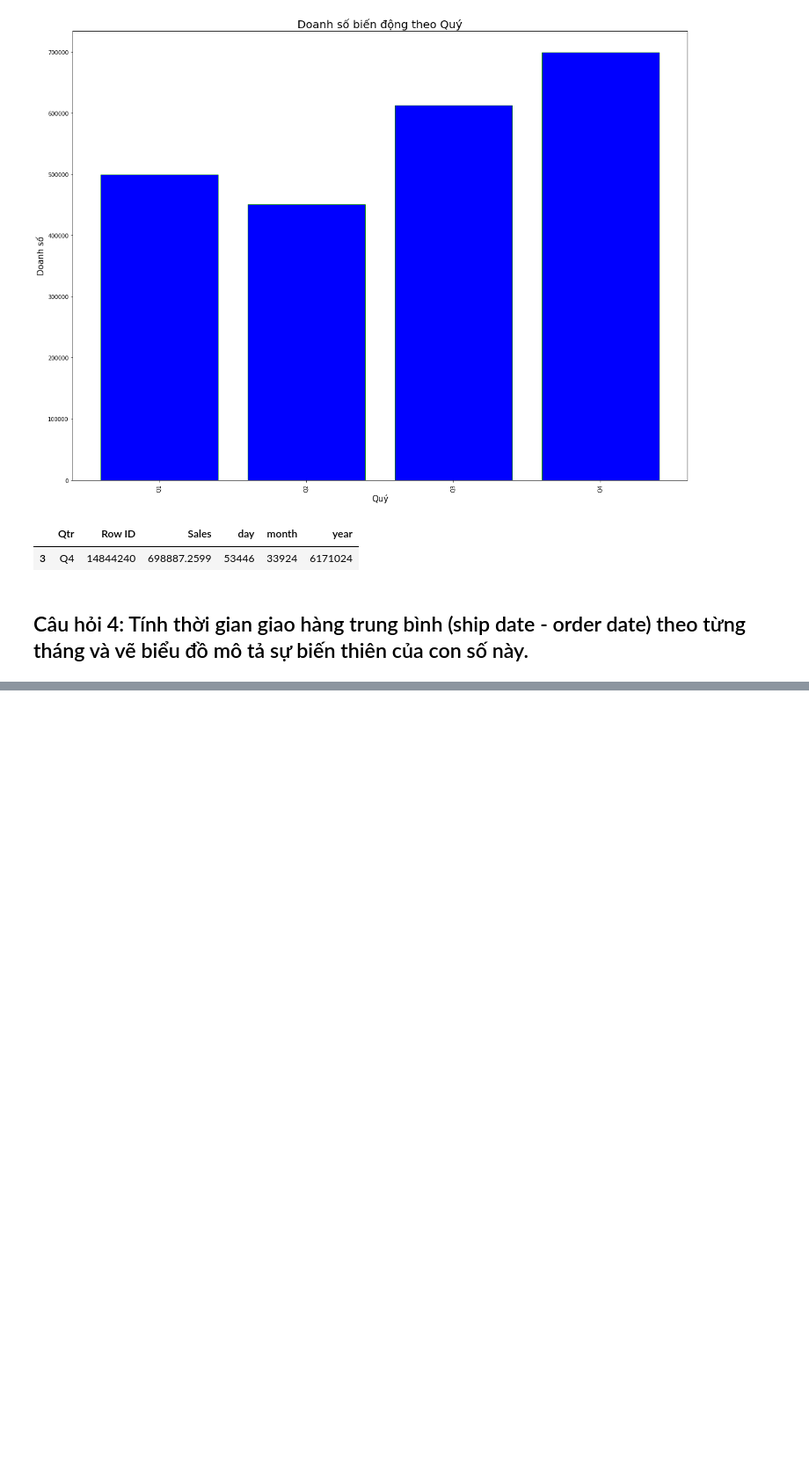
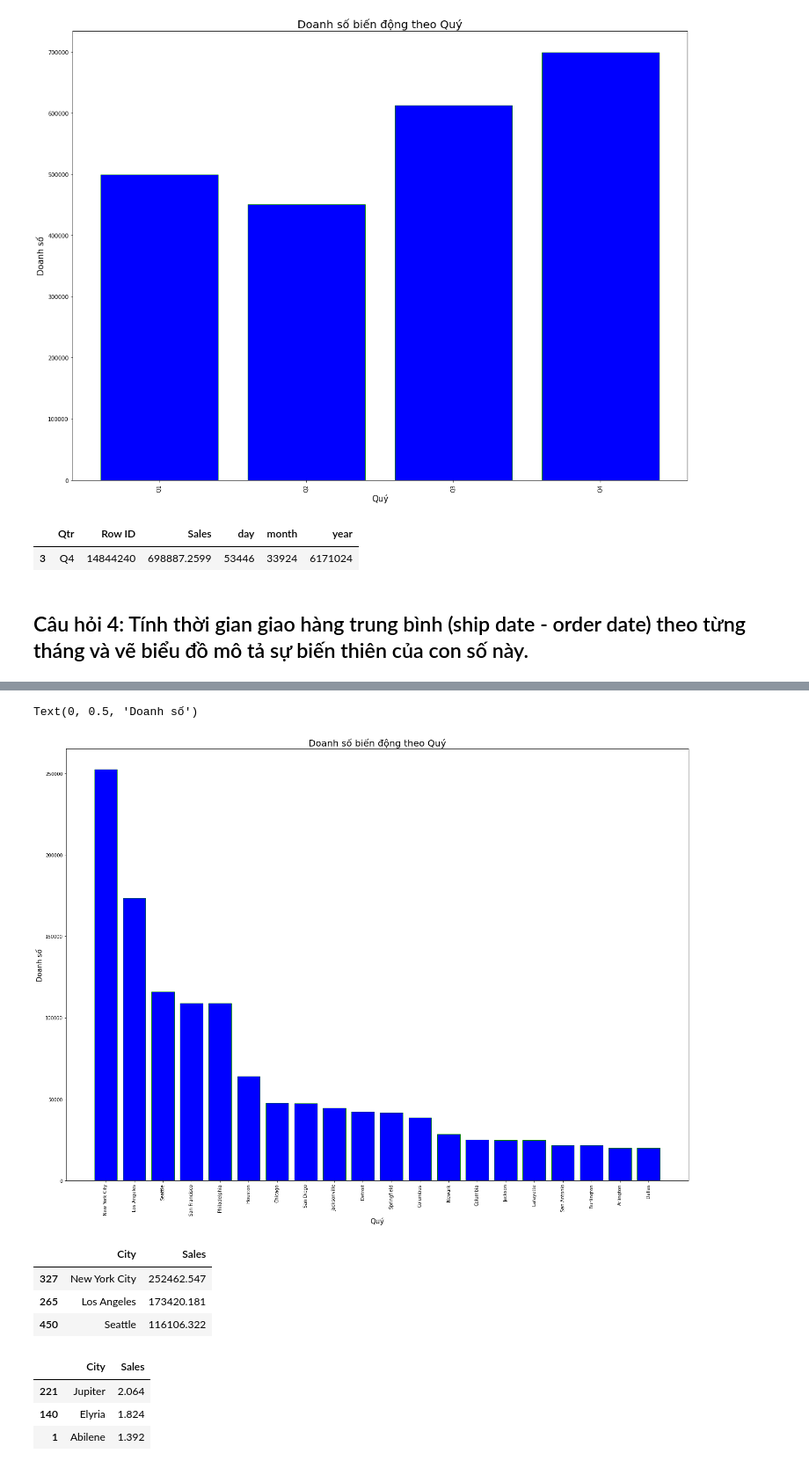
Before and after one commit to ngotancuong/mse.python, a Jupyter notebook: Baitap04.ipynb, the cells around one changed output, grey strips where cells are left out. Shown at 88% size. Cells and saved outputs as stored; diff of their text form; code cells hidden in the pictures; blank space fills up the shorter version.

```diff
--- a/Baitap04.ipynb
+++ b/Baitap04.ipynb
@@ -170,0 +216,28 @@ sell_prices_quater_df.sort_values('Sales',ascending=False).head(1)
+# %%
+# Đếm sản phẩm có phát sinh giao dịch gom nhóm theo category và state, đưa vào data frame
+#df = train_sales_df.groupby(['state_id', 'cat_id'])['id'].count().reset_index(name='num_sales_by_category')
+sell_city_df=sell_prices_df.groupby('City')['Sales'].sum().reset_index().sort_values('Sales',ascending=False)
+sell_20city_df=sell_city_df.head(20)
+plt.figure(figsize=(20,15))
+plt.bar(sell_20city_df['City'],sell_20city_df['Sales'],color='blue',edgecolor='green')
+plt.xticks(rotation='vertical')
+plt.title('Doanh số biến động theo Quý', fontsize=20)
+plt.xlabel('Quý',fontsize=15)
+plt.ylabel('Doanh số',fontsize=15)
+# %% [output]
+Text(0, 0.5, 'Doanh số')
+[figure, added]
+# %%
+sell_city_df.head(3)
+# %% [output]
+|  | City | Sales |
+| 327 | New York City | 252462.547 |
+| 265 | Los Angeles | 173420.181 |
+| 450 | Seattle | 116106.322 |
+# %%
+sell_city_df.tail(3)
+# %% [output]
+|  | City | Sales |
+| 221 | Jupiter | 2.064 |
+| 140 | Elyria | 1.824 |
+| 1 | Abilene | 1.392 |
```
Also changed, not shown: parts of 19 cells of this notebook.
